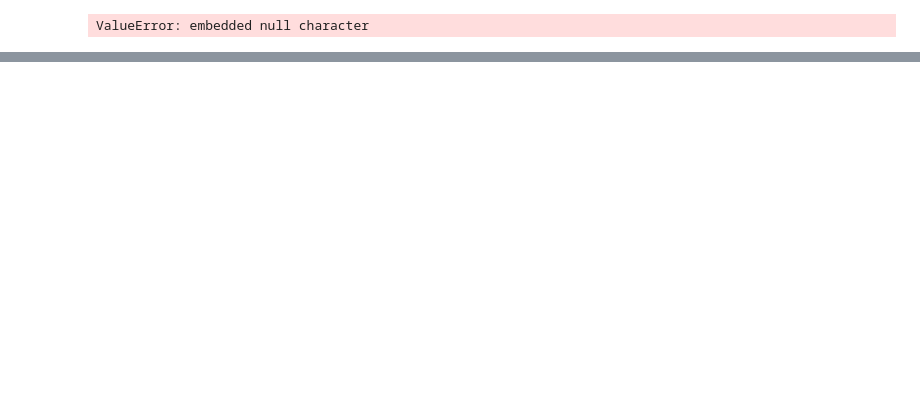
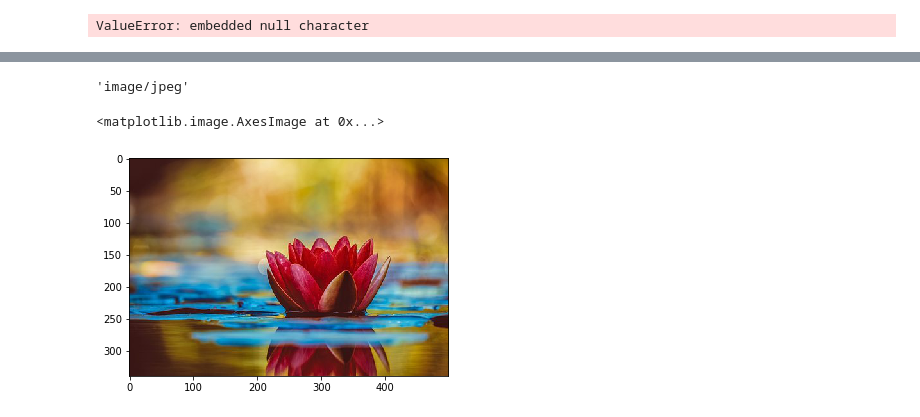
Before and after one commit to simrangrover5/Batch2pm, a Jupyter notebook: API.ipynb, the cells around one changed output, grey strips where cells are left out. Cells and saved outputs as stored; diff of their text form; code cells hidden in the pictures; blank space fills up the shorter version.

```diff
--- a/API.ipynb
+++ b/API.ipynb
@@ -118,0 +158,4 @@ PIL.PILLOW_VERSION
+# %%
+img.headers['Content-Type']
+# %% [output]
+'image/jpeg'
@@ -118,0 +165,6 @@ PIL.PILLOW_VERSION
+# %%
+i = plt.imread("one.jpeg")
+plt.imshow(i)
+# %% [output]
+<matplotlib.image.AxesImage at 0x...>
+[figure, added]
```
Also changed, not shown: parts of 12 cells of this notebook, 5 other files.
